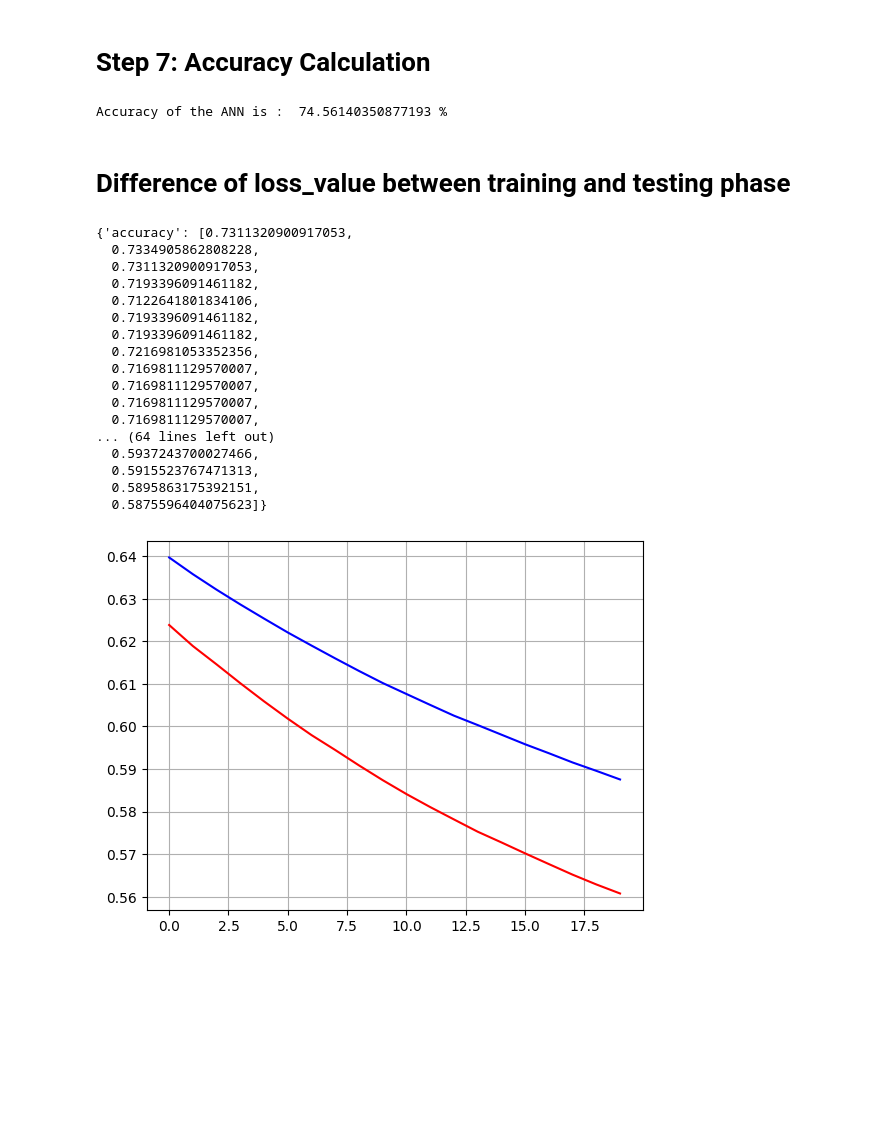
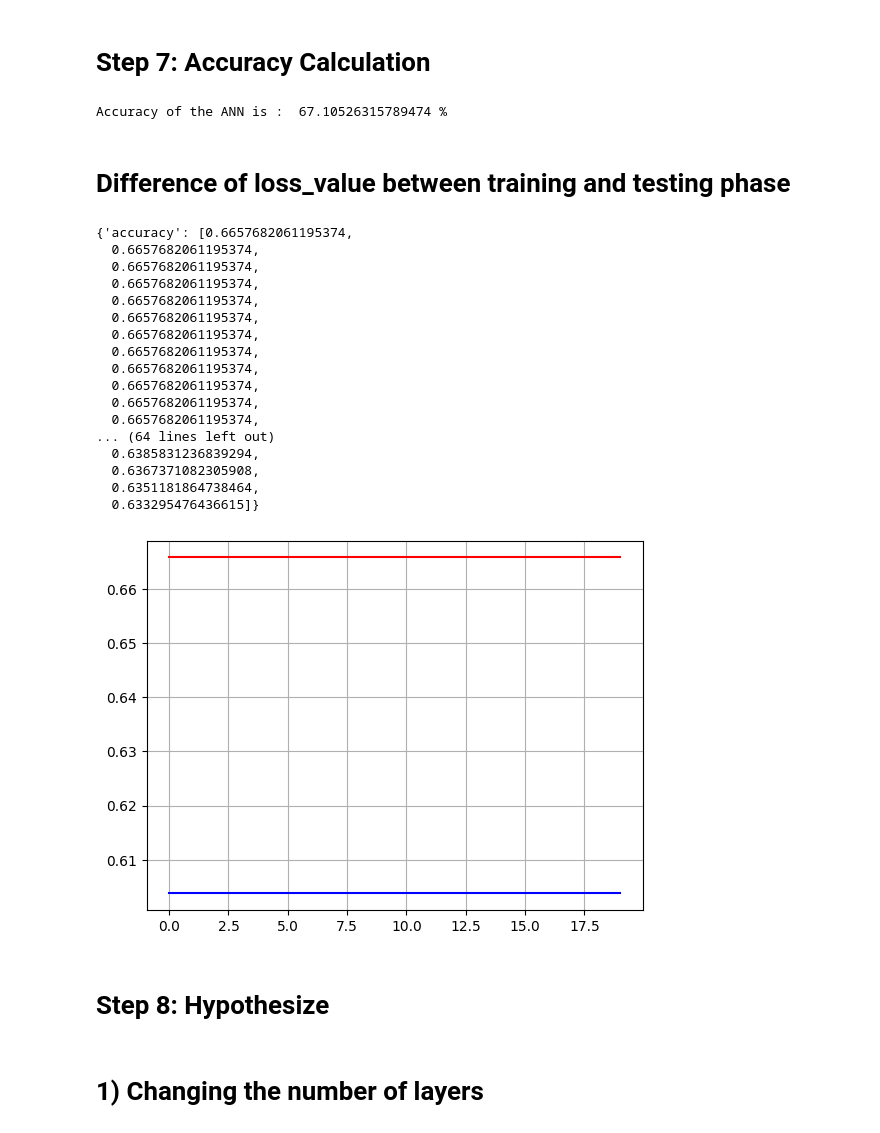
Before and after one commit to Neeharika0902/Deep_Learning_CourseWork, a Jupyter notebook: 1_TesnorFlow_Pytorch/Neeharika_Patel_HW1.ipynb, the cells around one changed output. Saved outputs shown, nothing was run; the diff lists cells and outputs as text; code cells hidden in the pictures; blank space fills up the shorter version.

```diff
--- a/1_TesnorFlow_Pytorch/Neeharika_Patel_HW1.ipynb
+++ b/1_TesnorFlow_Pytorch/Neeharika_Patel_HW1.ipynb
@@ -158,6 +158,6 @@ Model: "sequential"
 # Step 5:  Train the model on the data
 # %%
 # we willl store all the values of 'accuracy' & 'loss' in a variable to plot graph of loss and Accuracy
-acc_loss_model = model.fit(x_trained_scaled,y_train,epochs=20, validation_split=0.2)
+acc_loss_model = model.fit(x_trained_scaled,y_train,epochs=20, validation_split=0.3)
 # %% [output]
 Epoch 1/20
@@ -196,32 +196,36 @@ Accuracy = accuracy_score(y_test,y_final_pred)
 
 print('Accuracy of the ANN is : ',  Accuracy*100,'%')
 # %% [output]
-Accuracy of the ANN is :  74.56140350877193 %
+Accuracy of the ANN is :  67.10526315789474 %
 # %% [markdown]
 # Difference of loss_value between training and testing phase
 # %%
 acc_loss_model.history
 # %% [output]
-{'accuracy': [0.7311320900917053,
-  0.7334905862808228,
-  0.7311320900917053,
-  0.7193396091461182,
-  0.7122641801834106,
-  0.7193396091461182,
-  0.7193396091461182,
-  0.7216981053352356,
-  0.7169811129570007,
-  0.7169811129570007,
-  0.7169811129570007,
-  0.7169811129570007,
+{'accuracy': [0.6657682061195374,
+  0.6657682061195374,
+  0.6657682061195374,
+  0.6657682061195374,
+  0.6657682061195374,
+  0.6657682061195374,
+  0.6657682061195374,
+  0.6657682061195374,
+  0.6657682061195374,
+  0.6657682061195374,
+  0.6657682061195374,
+  0.6657682061195374,
 ... (64 lines left out)
-  0.5937243700027466,
-  0.5915523767471313,
-  0.5895863175392151,
-  0.5875596404075623]}
+  0.6385831236839294,
+  0.6367371082305908,
+  0.6351181864738464,
+  0.633295476436615]}
 # %%
-plt.plot(acc_loss_model.history['loss'],color='Red')
-plt.plot(acc_loss_model.history['val_loss'],color='blue')
+plt.plot(acc_loss_model.history['accuracy'],color='Red')
+plt.plot(acc_loss_model.history['val_accuracy'],color='blue')
 plt.grid()
 # %% [output]
-[figure, old version]
+[figure, new version]
+# %% [markdown]
+# Step 8: Hypothesize
+# %% [markdown]
+# 1) Changing the number of layers
```
Also changed, not shown: parts of 17 cells of this notebook.
